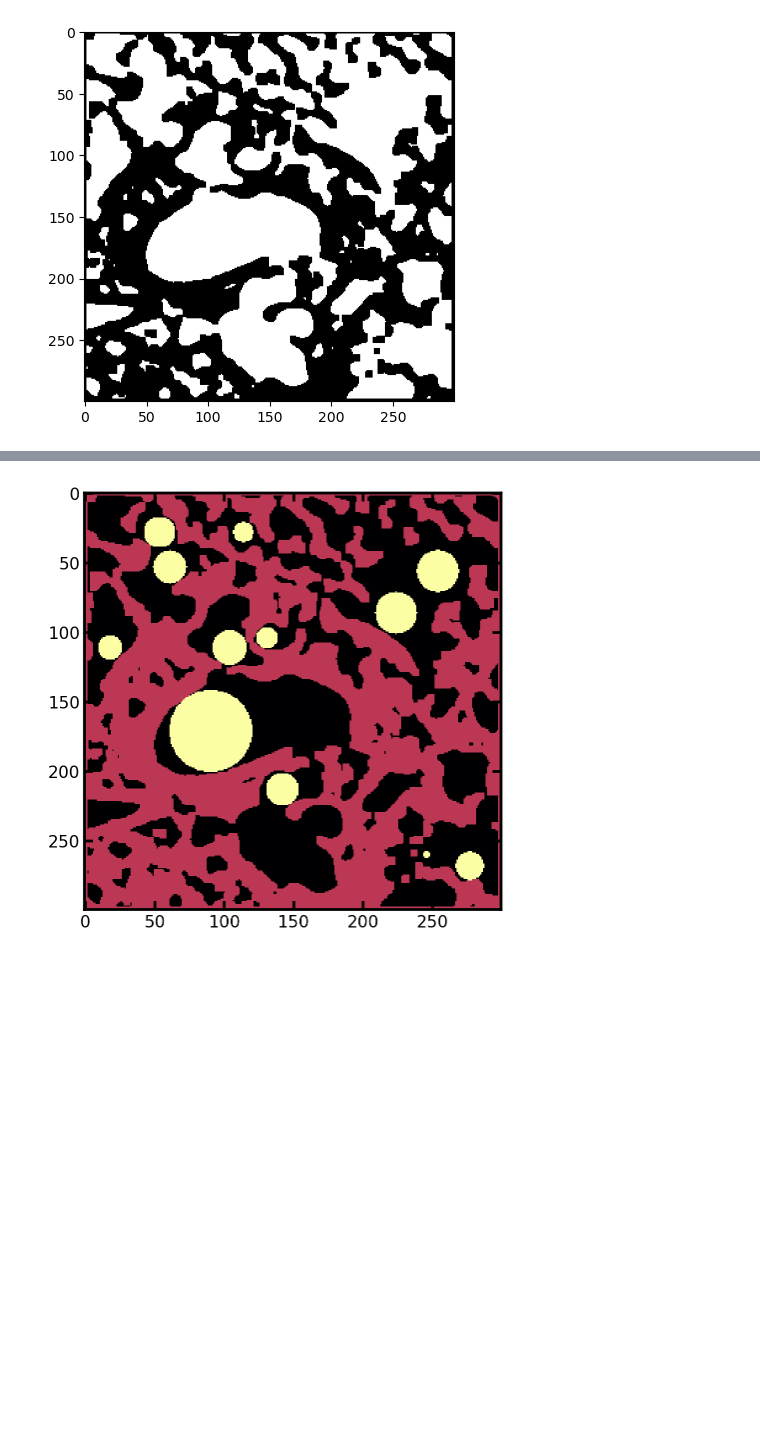
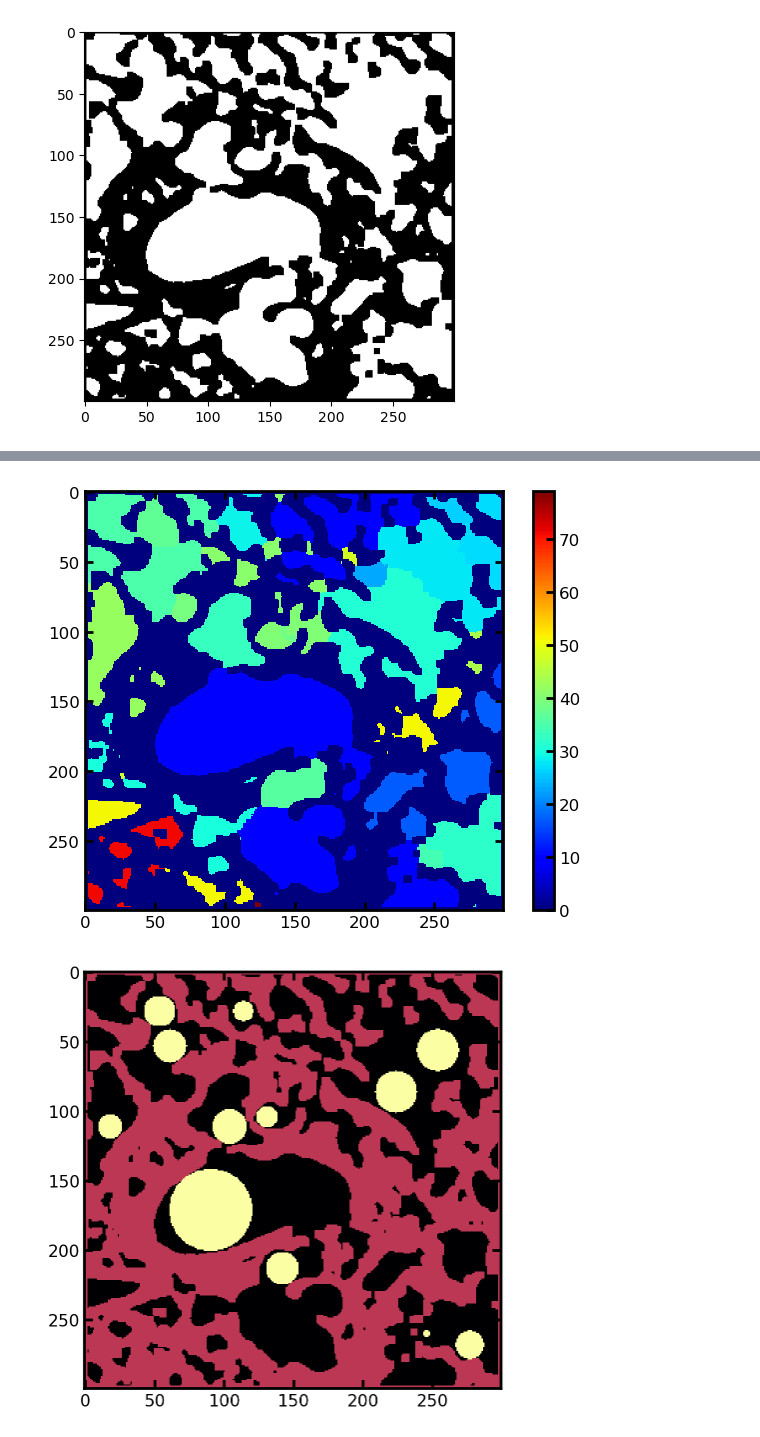
Before and after one commit to mrahmansagar/poreAnalysis, a Jupyter notebook: porespy3d_analysis.ipynb, the cells around one changed output, grey strips where cells are left out. Drawn from its saved outputs; the diff is of its cells as text; code cells hidden in the pictures; blank space fills up the shorter version.

```diff
--- a/porespy3d_analysis.ipynb
+++ b/porespy3d_analysis.ipynb
@@ -14,7 +14,7 @@ from skimage.segmentation import watershed
 from skimage.feature import peak_local_max
 # %%
 # Reading the original volume
-scan_path = '1000-1300x1000-1300x2000-2300'
+scan_path = 'D:\\sagar\\Data\\MD_1264_A2_1_Z3.3mm\\roi\\1000-1300x1000-1300x2000-2300'
 tiffs = os.listdir(scan_path)
 slices = Tcl().call('lsort', '-dict', tiffs)
 # %%
@@ -87,6 +90,13 @@ print(np.unique(labels))
   90  91  92  93  94  95  96  97  98  99 100 101 102 103 104 105 106 107
  108 109 110 111 112 113 114 115 116 117 118 119 120 121 122 123 124 125
  126 127 128 129]
+# %%
+%matplotlib inline
+plt.imshow(labels[100, :, :], cmap='jet')
+plt.colorbar()
+plt.show()
+# %% [output]
+[figure, added]
 # %%
 # Using porespy
 import porespy as ps
```
Also changed, not shown: parts of 19 cells of this notebook, 3 other files.
